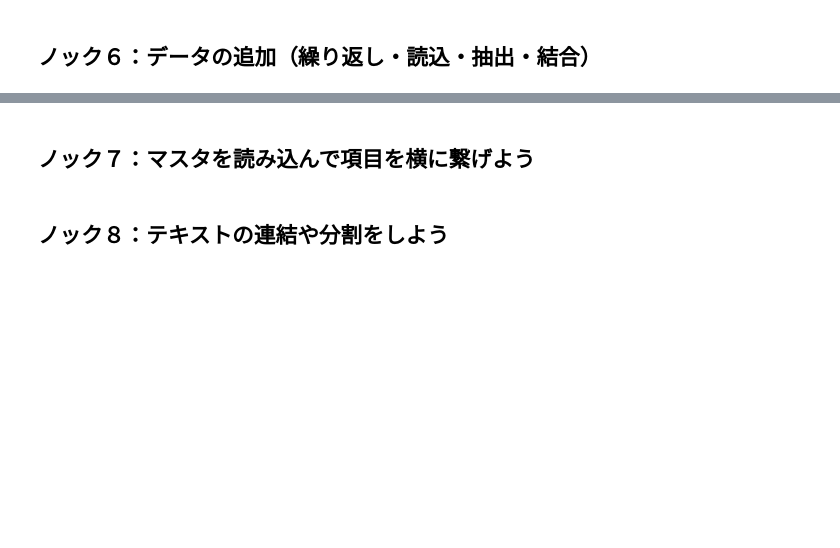
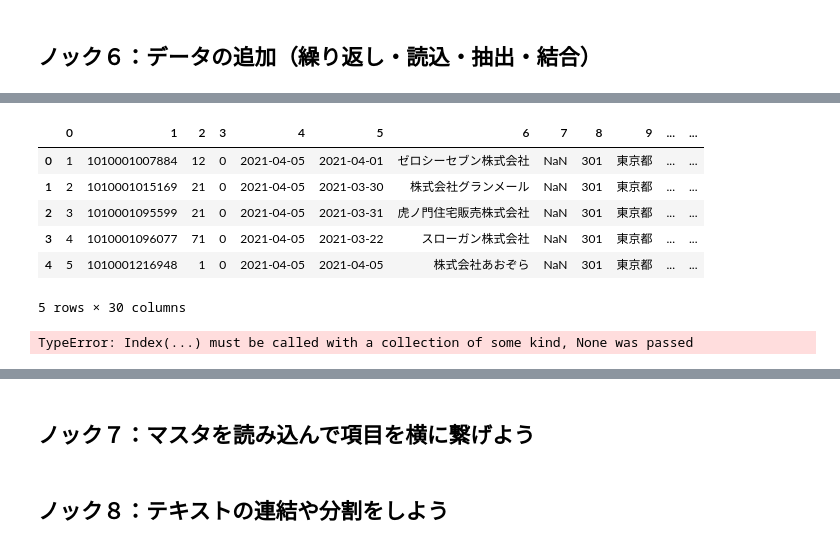
Before and after one commit to BP-Test/01_python_100knock_visualization, a Jupyter notebook: chapter-1/src/1章.ipynb, the cells around one changed output, grey strips where cells are left out. Drawn from its saved outputs; the diff is of its cells as text; code cells hidden in the pictures; blank space fills up the shorter version.

```diff
--- a/chapter-1/src/1章.ipynb
+++ b/chapter-1/src/1章.ipynb
@@ -217,0 +287,10 @@ dtype: float64
+# %%
+pd.read_csv(diff_files[1], encoding='shift-jis', header=None).head()
+# %% [output]
+|  | 0 | 1 | 2 | 3 | 4 | 5 | 6 | 7 | 8 | 9 | ... | ... |
+| 0 | 1 | 1010001007884 | 12 | 0 | 2021-04-05 | 2021-04-01 | ゼロシーセブン株式会社 | NaN | 301 | 東京都 | ... | ... |
+| 1 | 2 | 1010001015169 | 21 | 0 | 2021-04-05 | 2021-03-30 | 株式会社グランメール | NaN | 301 | 東京都 | ... | ... |
+| 2 | 3 | 1010001095599 | 21 | 0 | 2021-04-05 | 2021-03-31 | 虎ノ門住宅販売株式会社 | NaN | 301 | 東京都 | ... | ... |
+| 3 | 4 | 1010001096077 | 71 | 0 | 2021-04-05 | 2021-03-22 | スローガン株式会社 | NaN | 301 | 東京都 | ... | ... |
+| 4 | 5 | 1010001216948 | 1 | 0 | 2021-04-05 | 2021-04-05 | 株式会社あおぞら | NaN | 301 | 東京都 | ... | ... |
+5 rows × 30 columns
@@ -217,0 +306,4 @@ dtype: float64
+# %%
+get_diff_data(diff_files).head(2)
+# %% [output]
+TypeError: Index(...) must be called with a collection of some kind, None was passed
```
Also changed, not shown: parts of 30 cells of this notebook.
